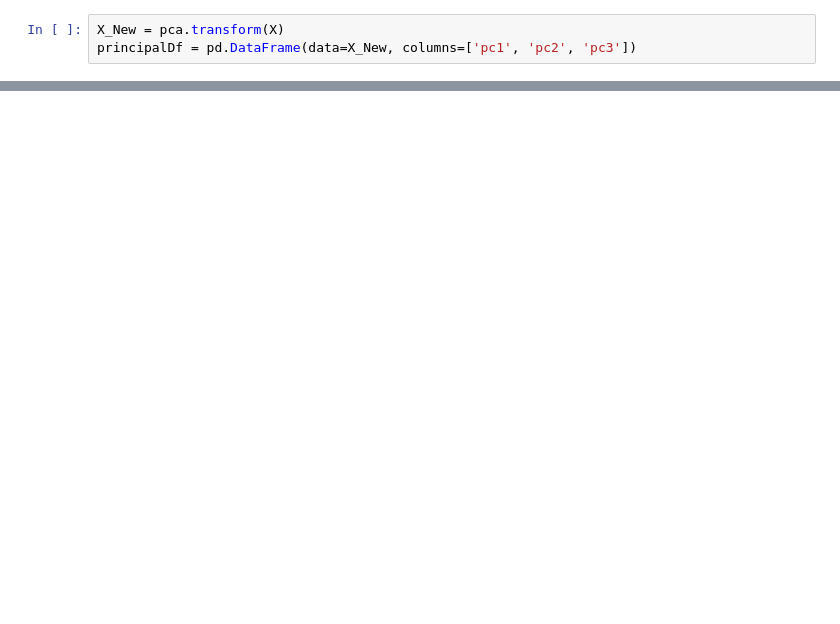
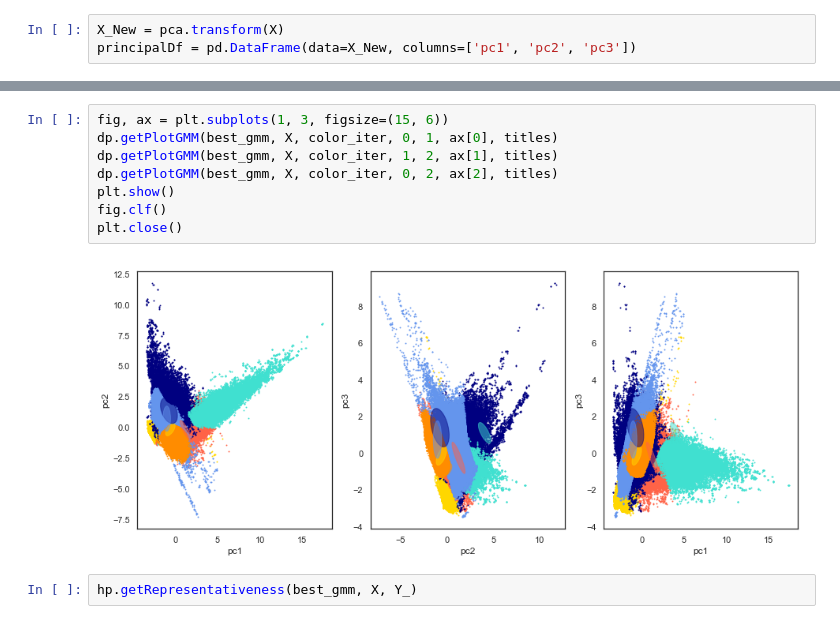
Before and after one commit to valeporti/stg_ete, a Jupyter notebook: test_bigd.ipynb, the cells around one changed output, grey strips where cells are left out. Cells and saved outputs as stored; diff of their text form; blank space fills up the shorter version.

```diff
--- a/test_bigd.ipynb
+++ b/test_bigd.ipynb
@@ -133,0 +289,12 @@ https://scikit-learn.org/stable/unsupervised_learning.html
+# %%
+fig, ax = plt.subplots(1, 3, figsize=(15, 6))
+dp.getPlotGMM(best_gmm, X, color_iter, 0, 1, ax[0], titles)
+dp.getPlotGMM(best_gmm, X, color_iter, 1, 2, ax[1], titles)
+dp.getPlotGMM(best_gmm, X, color_iter, 0, 2, ax[2], titles)
+plt.show()
+fig.clf()
+plt.close()
+# %% [output]
+[figure, added]
+# %%
+hp.getRepresentativeness(best_gmm, X, Y_)
```
Also changed, not shown: parts of 42 cells of this notebook, 4 other files.
